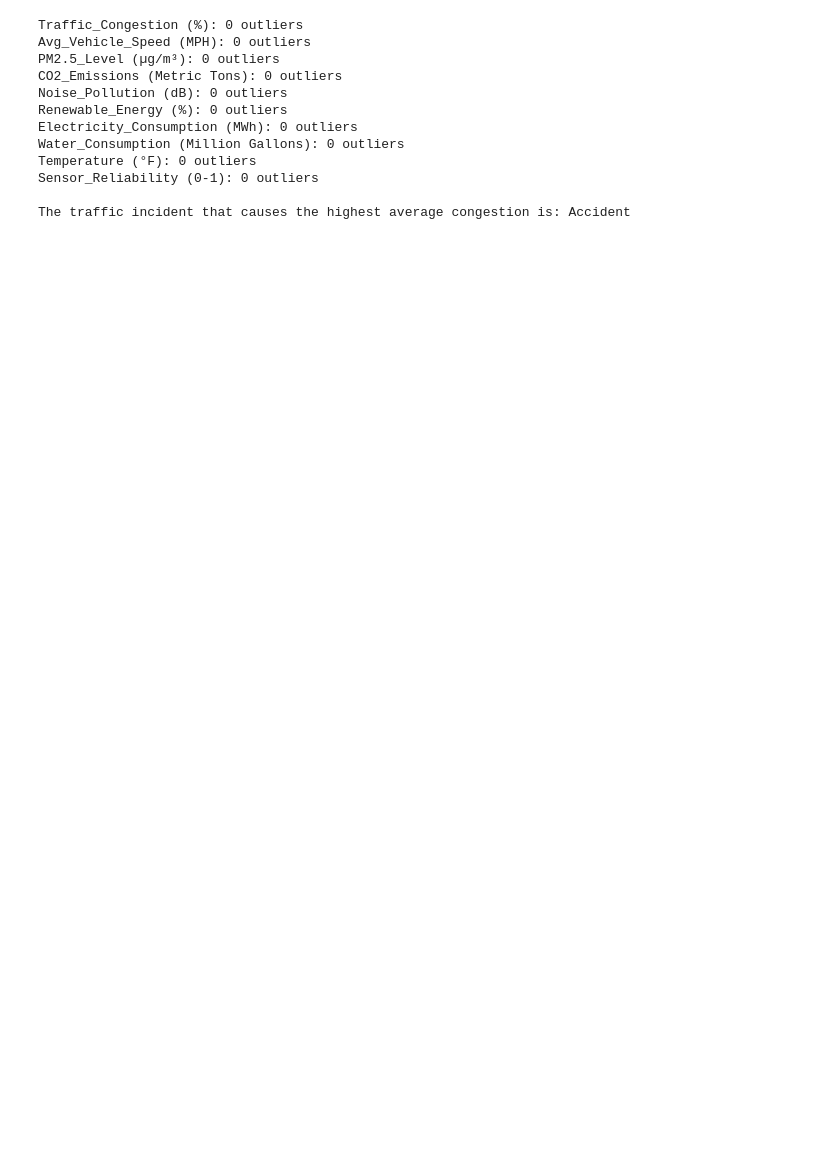
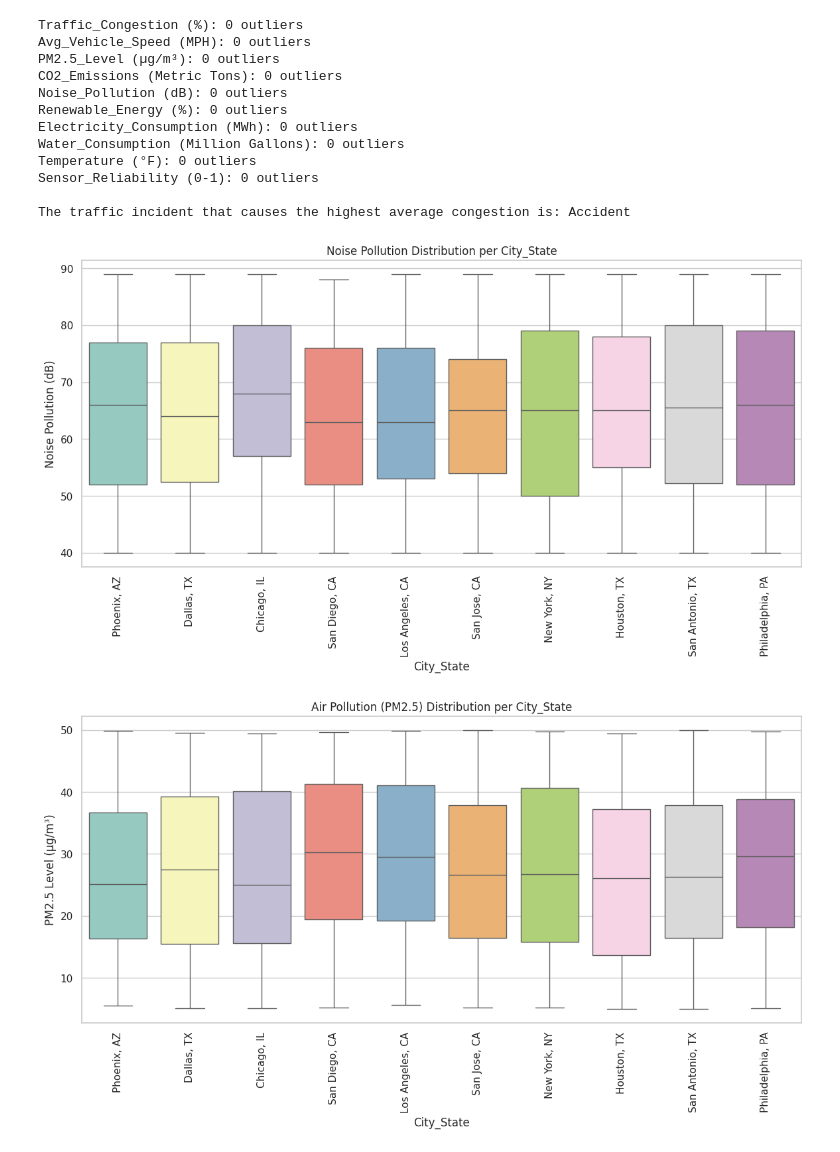
Before and after one commit to M-anvi/Python-Project, a Jupyter notebook: EDA.ipynb, the cells around one changed output. Saved outputs shown, nothing was run; the diff lists cells and outputs as text; code cells hidden in the pictures; blank space fills up the shorter version.

```diff
--- a/EDA.ipynb
+++ b/EDA.ipynb
@@ -164,6 +168,29 @@ Temperature (°F): 0 outliers
 Sensor_Reliability (0-1): 0 outliers
 
 The traffic incident that causes the highest average congestion is: Accident
+# %%
+#BOX PLOT FOR OUTLIERS
+
+#BOX PLOT FOR NOISE_POLLTUION BECAUSE EXTREME SPIKES ARE POSSIBLE
+plt.figure(figsize=(14, 6))
+sns.boxplot(data=df, x='City_State', y='Noise_Pollution (dB)', hue='City_State', palette='Set3', dodge=False, legend=False)
+plt.xticks(rotation=90)
+plt.xlabel('City_State')
+plt.ylabel('Noise Pollution (dB)')
+plt.title('Noise Pollution Distribution per City_State')
+plt.show()
+
+#BOX PLOT FOR AIR_POLLTUION BECAUSE IT CAN HAVE OCCASIONAL SURGES
+plt.figure(figsize=(14, 6))
+sns.boxplot(data=df, x='City_State', y='PM2.5_Level (µg/m³)', hue='City_State', palette='Set3', dodge=False, legend=False)
+plt.xticks(rotation=90)
+plt.xlabel('City_State')
+plt.ylabel('PM2.5 Level (µg/m³)')
+plt.title('Air Pollution (PM2.5) Distribution per City_State')
+plt.show()
+# %% [output]
+[figure, added]
+[figure, added]
 # %%
 #VISUALIZING HOW TRAFFIC CONGESTION VARIES OVER TIME
 
```
Also changed, not shown: parts of 9 cells of this notebook.
